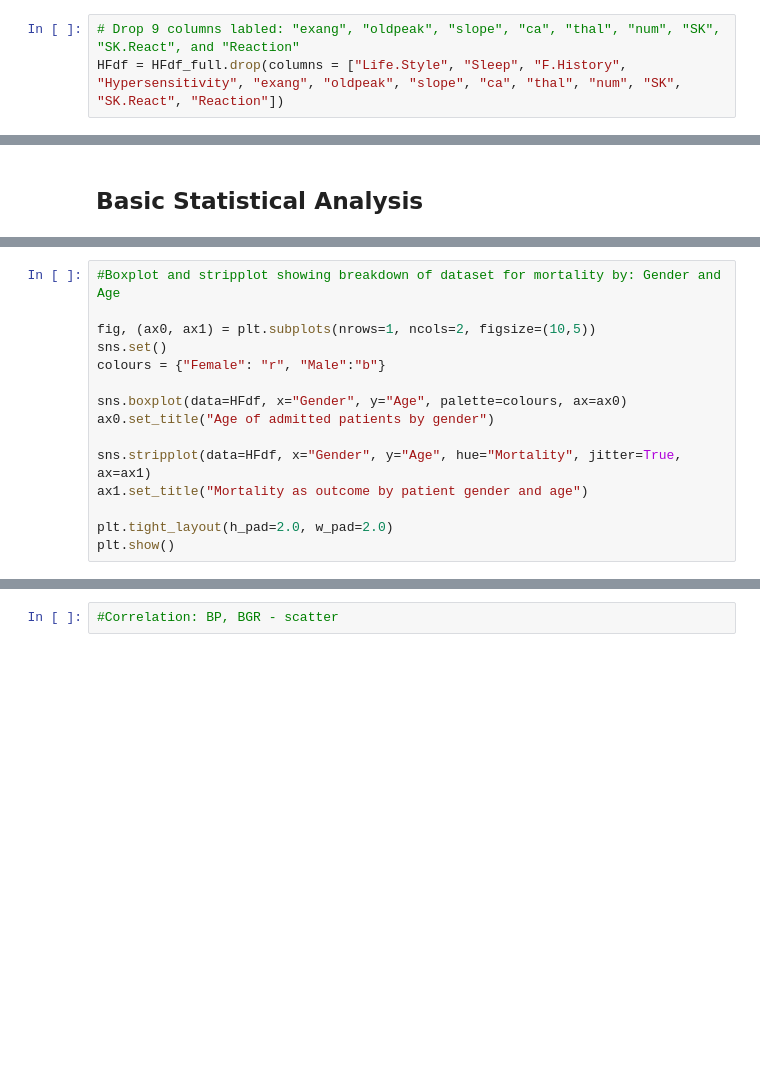
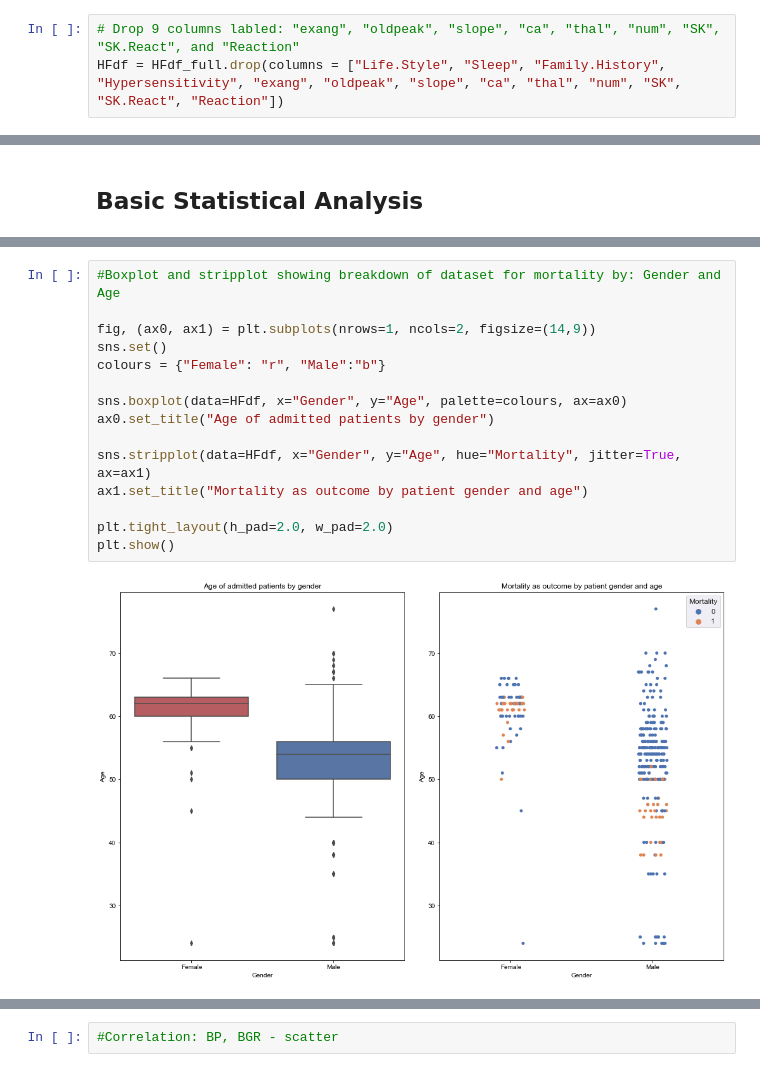
Before and after one commit to GBala-PrptlStdnt/-UCDPA_GregBala-, a Jupyter notebook: Predicting Heart Failure - Term project.ipynb, the cells around one changed output, grey strips where cells are left out. Cells and saved outputs as stored; diff of their text form; blank space fills up the shorter version.

```diff
--- a/Predicting Heart Failure - Term project.ipynb
+++ b/Predicting Heart Failure - Term project.ipynb
@@ -105,7 +105,7 @@ None
 Not all columns are in this dataset are intuitive as to what their contained data represents. Without additional information on the dataset these columns do not provide any useful information and are dropped from further use.
 # %%
 # Drop 9 columns labled: "exang", "oldpeak", "slope", "ca", "thal", "num", "SK", "SK.React", and "Reaction"
-HFdf = HFdf_full.drop(columns = ["Life.Style", "Sleep", "F.History", "Hypersensitivity", "exang", "oldpeak", "slope", "ca", "thal", "num", "SK", "SK.React", "Reaction"])
+HFdf = HFdf_full.drop(columns = ["Life.Style", "Sleep", "Family.History", "Hypersensitivity", "exang", "oldpeak", "slope", "ca", "thal", "num", "SK", "SK.React", "Reaction"])
 # %%
 #Check for missing values
 HFdf.isna()
@@ -361,17 +404,19 @@ plt.show()
 # %%
 #Boxplot and stripplot showing breakdown of dataset for mortality by: Gender and Age
 
-fig, (ax0, ax1) = plt.subplots(nrows=1, ncols=2, figsize=(10,5))
+fig, (ax0, ax1) = plt.subplots(nrows=1, ncols=2, figsize=(14,9))
 sns.set()
 colours = {"Female": "r", "Male":"b"}
 
 sns.boxplot(data=HFdf, x="Gender", y="Age", palette=colours, ax=ax0)
 ax0.set_title("Age of admitted patients by gender")
 
 sns.stripplot(data=HFdf, x="Gender", y="Age", hue="Mortality", jitter=True, ax=ax1)
 ax1.set_title("Mortality as outcome by patient gender and age")
 
 plt.tight_layout(h_pad=2.0, w_pad=2.0)
 plt.show()
+# %% [output]
+[figure, added]
 # %%
 #MOrtality by Age.Group and location
```
Also changed, not shown: parts of 16 cells of this notebook.
